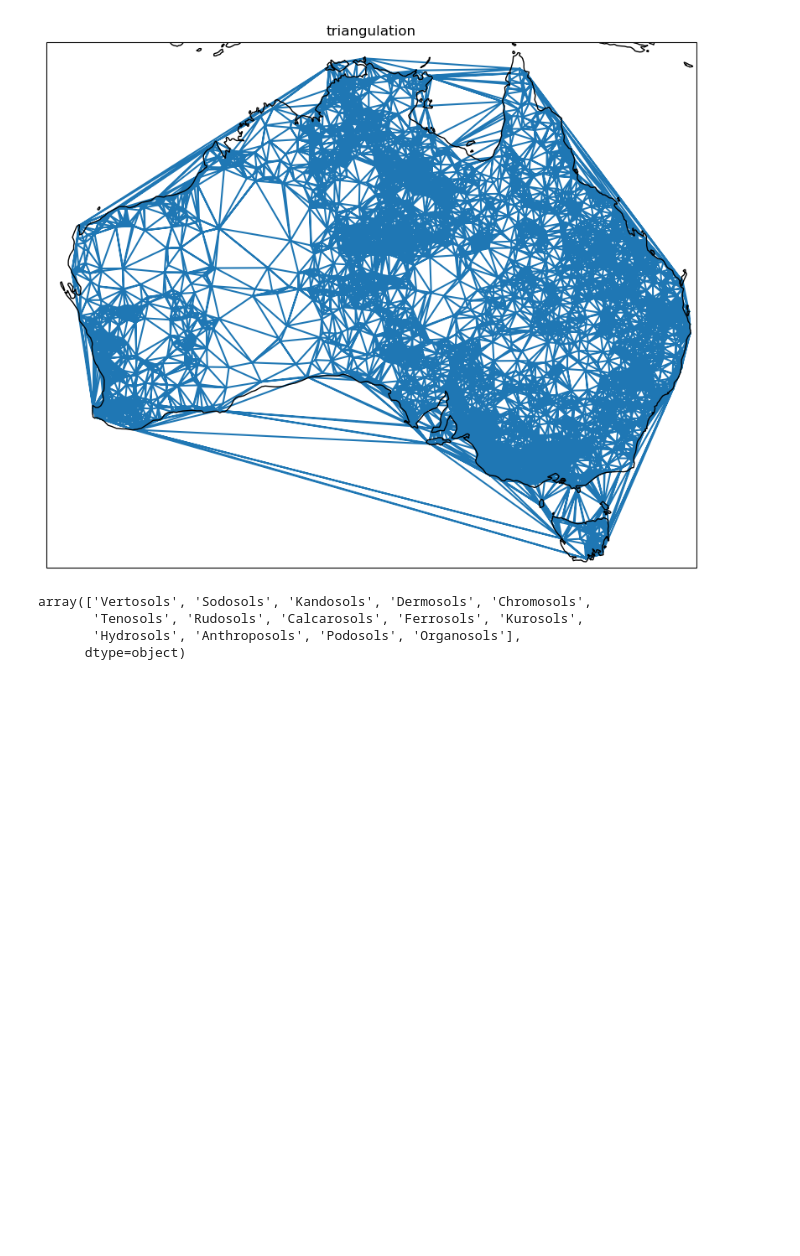
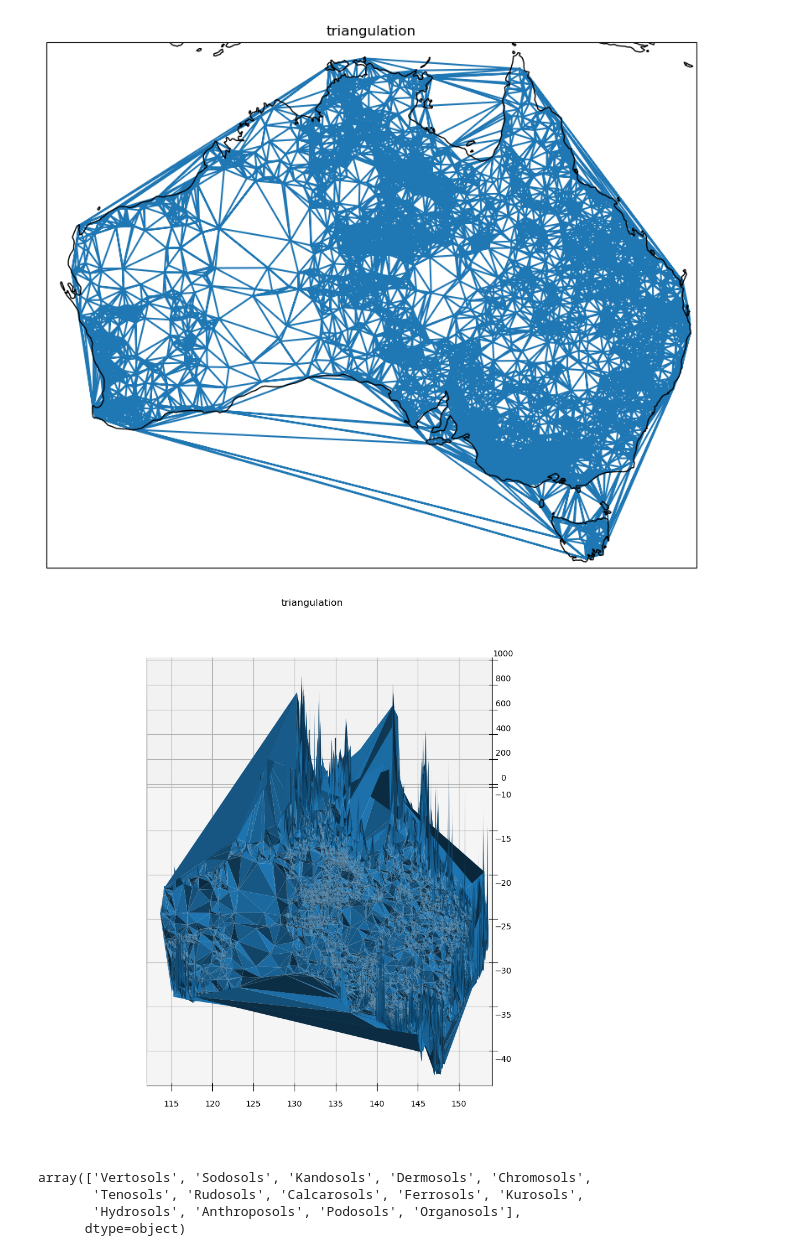
Before and after one commit to Matei-Stoica-Uni/Capstone-Case-Study---Australia, a Jupyter notebook: AUS_gw_recharge_capstonecasestudy.ipynb, the cells around one changed output. Cells and saved outputs as stored; diff of their text form; code cells hidden in the pictures; blank space fills up the shorter version.

Commit message:
Added 3d view of interpolation triangles for better visuals

```diff
--- a/AUS_gw_recharge_capstonecasestudy.ipynb
+++ b/AUS_gw_recharge_capstonecasestudy.ipynb
@@ -164,6 +164,18 @@ plt.show()
  [31665 31712 31662]
  [31662 31712 31658]]
 [figure]
+# %%
+fig = plt.figure(figsize=(12, 12))
+ax = fig.add_subplot(projection='3d')
+ax.set_proj_type('ortho') #sets 3d projection to be orthographic so there is no perspective distortion
+ax.plot_trisurf(set_of_test_points_lon, set_of_test_points_lat, np.clip(set_of_test_points_recharge_rate,a_min=0,a_max=999), triangles=tri.simplices.copy())
+ax.set_xlim(112,154)
+ax.set_ylim(-44,-10)
+ax.view_init(elev=60, azim=-90, roll=0)
+plt.title('triangulation')
+plt.show()
+# %% [output]
+[figure, added]
 # %%
 
 boredata_nostr= boredata.drop(labels=['Bore_ID', 'Seasonal_rainfall_zone', 'State', 'Soil_class'], axis=1)
```
